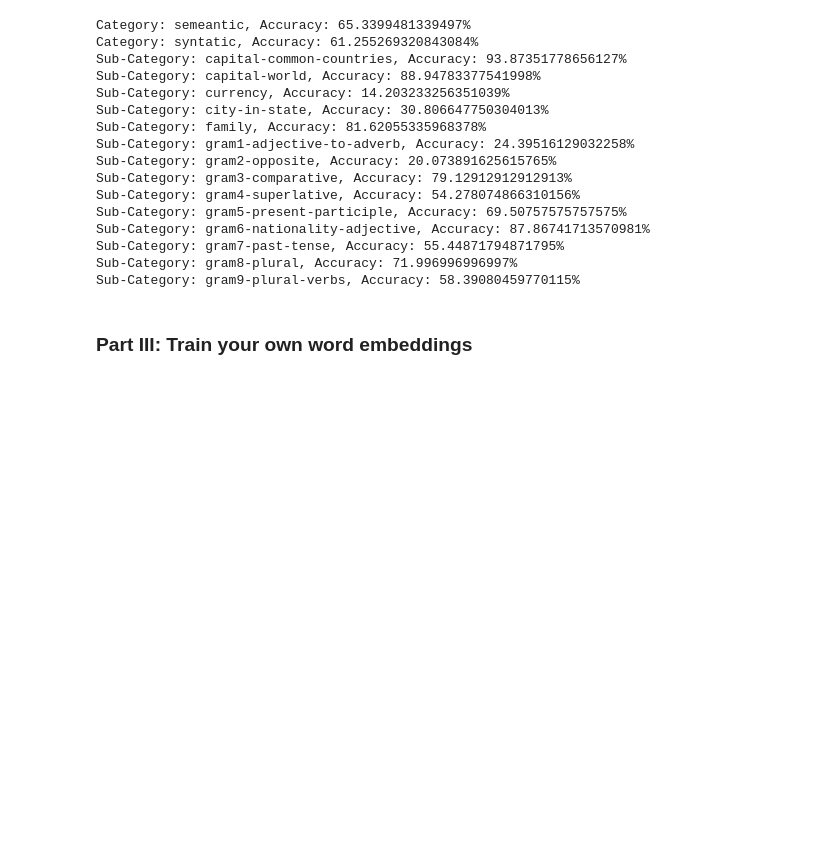
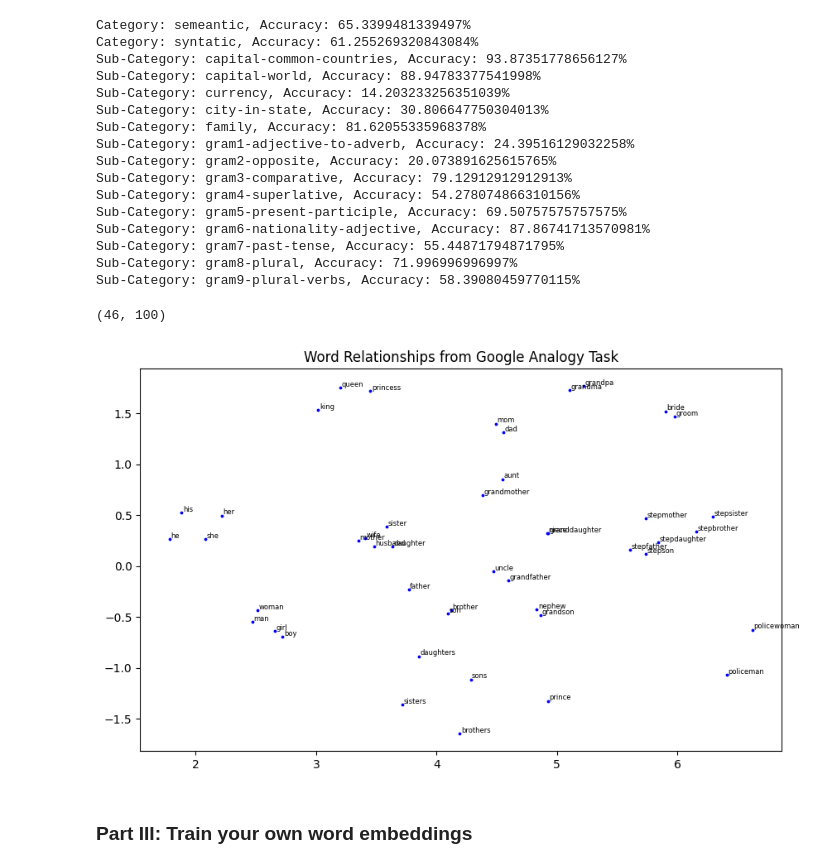
Before and after one commit to huiyuiui/NLP_Hw, a Jupyter notebook: Hw1/main.ipynb, the cells around one changed output. Drawn from its saved outputs; the diff is of its cells as text; code cells hidden in the pictures; blank space fills up the shorter version.

Commit message:
TODO4 done

```diff
--- a/Hw1/main.ipynb
+++ b/Hw1/main.ipynb
@@ -183,3 +153,57 @@ plt.savefig("word_relationships.png", bbox_inches="tight")
+# %%
+filtered_data = data[data['SubCategory'].str.contains('family', case=False)]
+unique_word = []
+
+for analogy in tqdm(filtered_data['Question']):
+    words = analogy.split(' ')
+    for word in words:
+        if(word not in unique_word):
+            unique_word.append(word)
+
+vectors = []
+for word in unique_word:
+    vectors.append(model[word])
+
+vectors = np.array(vectors)
+print(vectors.shape)
+# %% [output]
+(46, 100)
+# %%
+# Collect words from Google Analogy dataset
+SUB_CATEGORY = ": family"
+
+# TODO3: Plot t-SNE for the words in the SUB_CATEGORY `: family`
+tsne = TSNE(n_components=2)
+
+filtered_data = data[data['SubCategory'].str.contains('family', case=False)]
+unique_word = []
+
+for analogy in tqdm(filtered_data['Question']):
+    words = analogy.split(' ')
+    for word in words:
+        if(word not in unique_word):
+            unique_word.append(word)
+
+vectors = []
+for word in unique_word:
+    vectors.append(model[word])
+
+vectors = np.array(vectors)
+reduce_vectors= tsne.fit_transform(vectors)
+
+# The following code refers to GPT
+plt.figure(figsize=(10, 6))
+plt.title("Word Relationships from Google Analogy Task")
+
+for word, vector in zip(unique_word, reduce_vectors):
+    x, y = vector
+    plt.scatter(x, y, c='b', s=3)
+    plt.annotate(word, (x+0.01, y+0.01), fontsize=6)
+
+plt.savefig("word_relationships.png", bbox_inches="tight")
+plt.show()
+# %% [output]
+[figure, added]
 # %% [markdown]
 ### Part III: Train your own word embeddings
 # %% [markdown]
```
Also changed, not shown: parts of 9 cells of this notebook, 3 other files.
